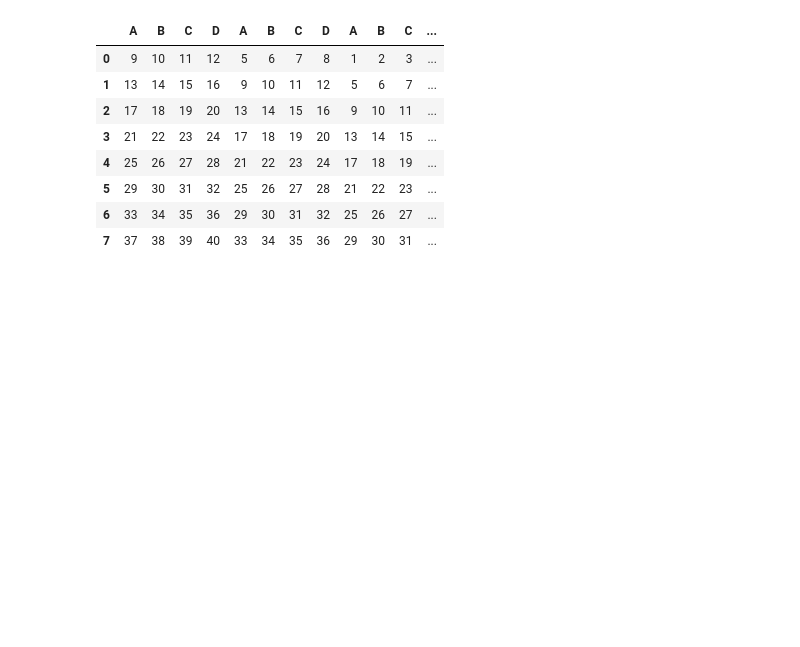
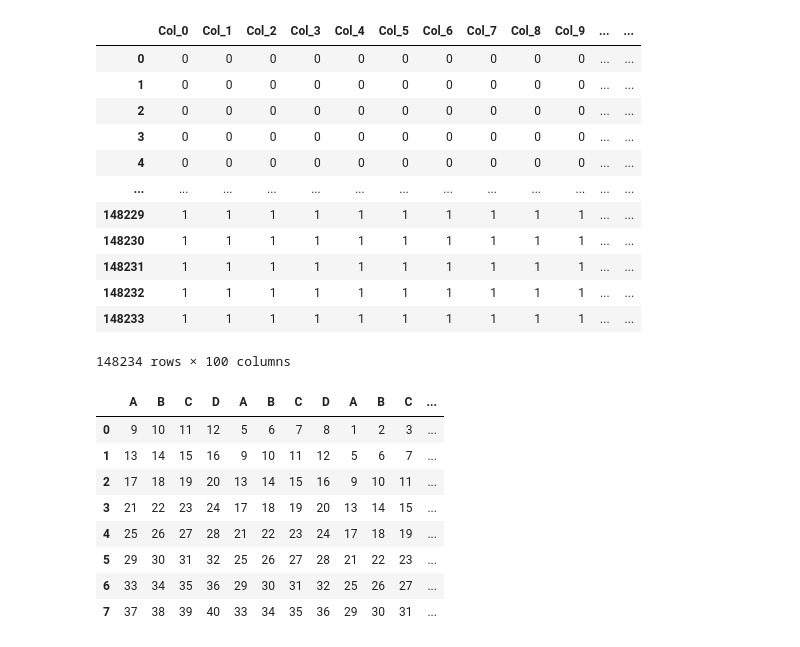
Before and after one commit to drorBamberger/GameOfLife, a Jupyter notebook: try.ipynb, the cells around one changed output. Drawn from its saved outputs; the diff is of its cells as text; code cells hidden in the pictures; blank space fills up the shorter version.

```diff
--- a/try.ipynb
+++ b/try.ipynb
@@ -10,3 +44,21 @@ from sklearn.metrics import accuracy_score
+# %%
+name_df = f'{PATH_DF}\\{5}-{amount_boards}\\{5}size_{amount_boards}boards_{gen}gen_reverse'
+reverse_df = pd.read_pickle(f'{name_df}.pkl')
+reverse_df
+# %% [output]
+|  | Col_0 | Col_1 | Col_2 | Col_3 | Col_4 | Col_5 | Col_6 | Col_7 | Col_8 | Col_9 | ... | ... |
+| 0 | 0 | 0 | 0 | 0 | 0 | 0 | 0 | 0 | 0 | 0 | ... | ... |
+| 1 | 0 | 0 | 0 | 0 | 0 | 0 | 0 | 0 | 0 | 0 | ... | ... |
+| 2 | 0 | 0 | 0 | 0 | 0 | 0 | 0 | 0 | 0 | 0 | ... | ... |
+| 3 | 0 | 0 | 0 | 0 | 0 | 0 | 0 | 0 | 0 | 0 | ... | ... |
+| 4 | 0 | 0 | 0 | 0 | 0 | 0 | 0 | 0 | 0 | 0 | ... | ... |
+| ... | ... | ... | ... | ... | ... | ... | ... | ... | ... | ... | ... | ... |
+| 148229 | 1 | 1 | 1 | 1 | 1 | 1 | 1 | 1 | 1 | 1 | ... | ... |
+| 148230 | 1 | 1 | 1 | 1 | 1 | 1 | 1 | 1 | 1 | 1 | ... | ... |
+| 148231 | 1 | 1 | 1 | 1 | 1 | 1 | 1 | 1 | 1 | 1 | ... | ... |
+| 148232 | 1 | 1 | 1 | 1 | 1 | 1 | 1 | 1 | 1 | 1 | ... | ... |
+| 148233 | 1 | 1 | 1 | 1 | 1 | 1 | 1 | 1 | 1 | 1 | ... | ... |
+148234 rows × 100 columns
 # %%
 data = [
     [1, 2, 3, 4],
```
Also changed, not shown: parts of 1 cell of this notebook, 6 other files.
